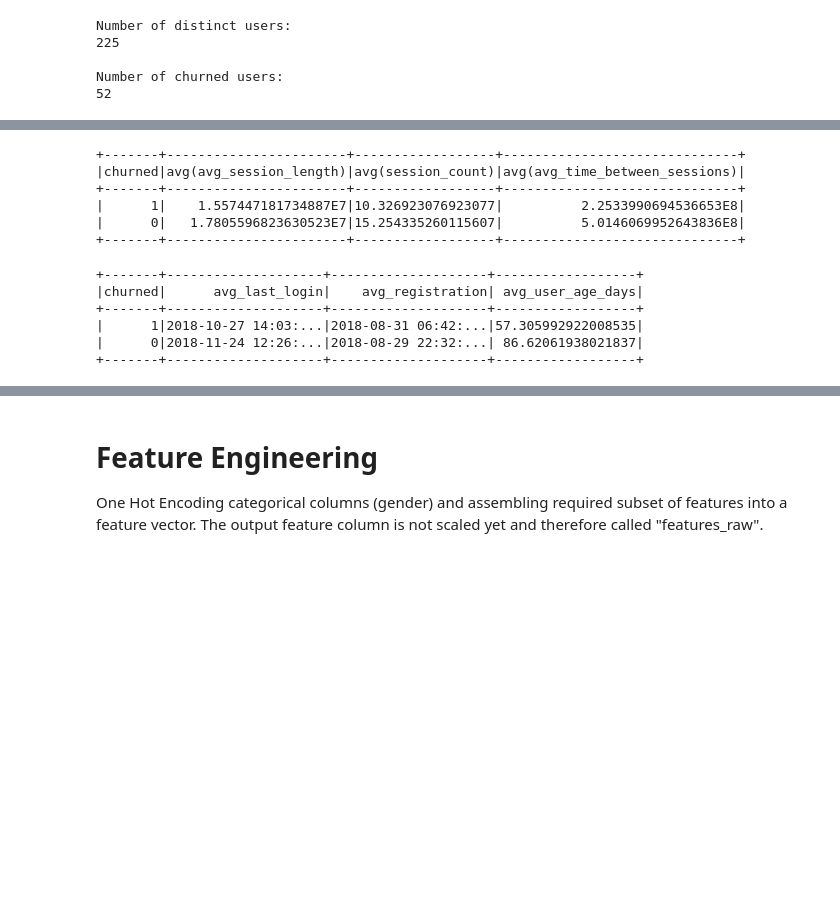
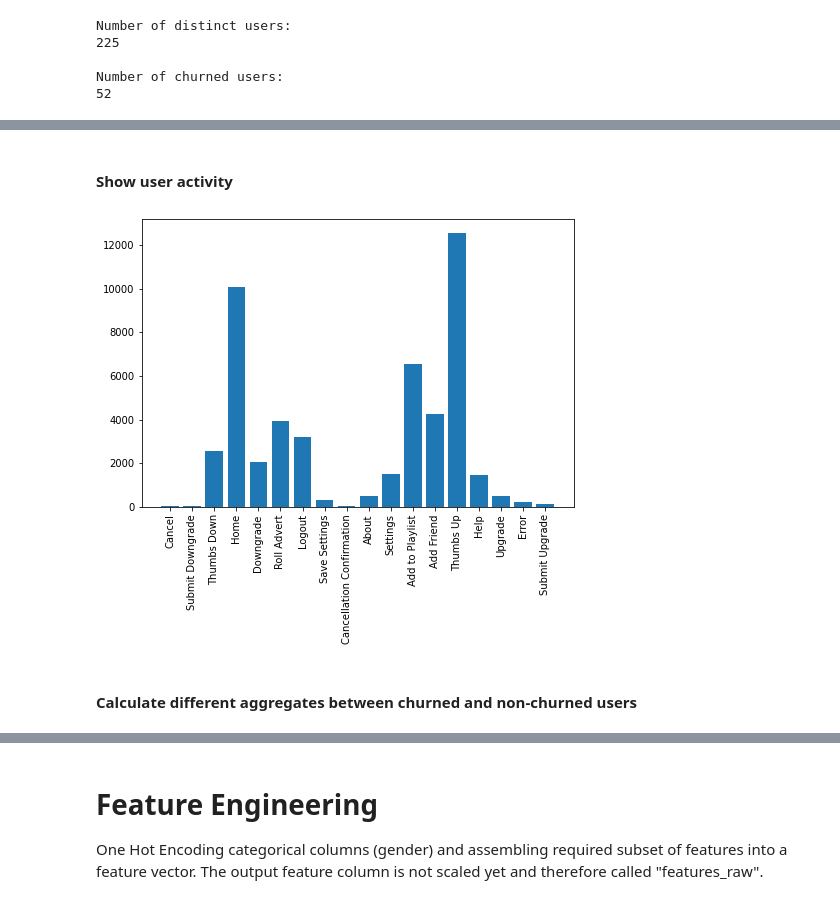
Before and after one commit to FRANZKAFKA13/Udacity-Data-Science-Proj-4, a Jupyter notebook: sparkify.ipynb, the cells around one changed output, grey strips where cells are left out. Cells and saved outputs as stored; diff of their text form; code cells hidden in the pictures; blank space fills up the shorter version.

```diff
--- a/sparkify.ipynb
+++ b/sparkify.ipynb
@@ -481,24 +459,18 @@ df_user_agg.groupBy("churned").agg(f.mean('thumbs_up_given'), \
-# %%
-df_user_agg.groupBy("churned").agg(f.mean('avg_session_length'), \
-    f.mean('session_count'), \
-    f.mean('avg_time_between_sessions')).show()
-# %% [output]
-+-------+-----------------------+------------------+------------------------------+
-|churned|avg(avg_session_length)|avg(session_count)|avg(avg_time_between_sessions)|
-+-------+-----------------------+------------------+------------------------------+
-|      1|    1.557447181734887E7|10.326923076923077|          2.2533990694536653E8|
-|      0|   1.7805596823630523E7|15.254335260115607|          5.0146069952643836E8|
-+-------+-----------------------+------------------+------------------------------+
-# %%
-# Convert from unix time to normal time to see results in human readable way
-df_user_agg.groupBy("churned").agg(\
-    from_unixtime(f.mean('last_login') / 1000 ,"yyyy-MM-dd HH:mm:ss:SSS").alias("avg_last_login"),
-    from_unixtime(f.mean('registration') / 1000 ,"yyyy-MM-dd HH:mm:ss:SSS").alias("avg_registration"), \
-    (f.mean('user_age') / 1000/3600/24).alias("avg_user_age_days")).show()
-# %% [output]
-+-------+--------------------+--------------------+------------------+
-|churned|      avg_last_login|    avg_registration| avg_user_age_days|
-+-------+--------------------+--------------------+------------------+
-|      1|2018-10-27 14:03:...|2018-08-31 06:42:...|57.305992922008535|
-|      0|2018-11-24 12:26:...|2018-08-29 22:32:...| 86.62061938021837|
-+-------+--------------------+--------------------+------------------+
+# %% [markdown]
+#### Show user activity
+# %%
+user_activity = df.select("page").groupBy("page").count().toPandas()
+# %%
+user_activity_no_songs = user_activity.drop(axis=1, index=13)
+# %%
+fig = plt.figure()
+ax = fig.add_axes([0,0,1,1])
+page = user_activity_no_songs["page"].to_list()
+interactions = user_activity_no_songs["count"].to_list()
+ax.bar(page,interactions)
+plt.xticks(page, rotation='vertical')
+plt.show()
+# %% [output]
+[figure, added]
+# %% [markdown]
+#### Calculate different aggregates between churned and non-churned users
```
Also changed, not shown: parts of 36 cells of this notebook.
